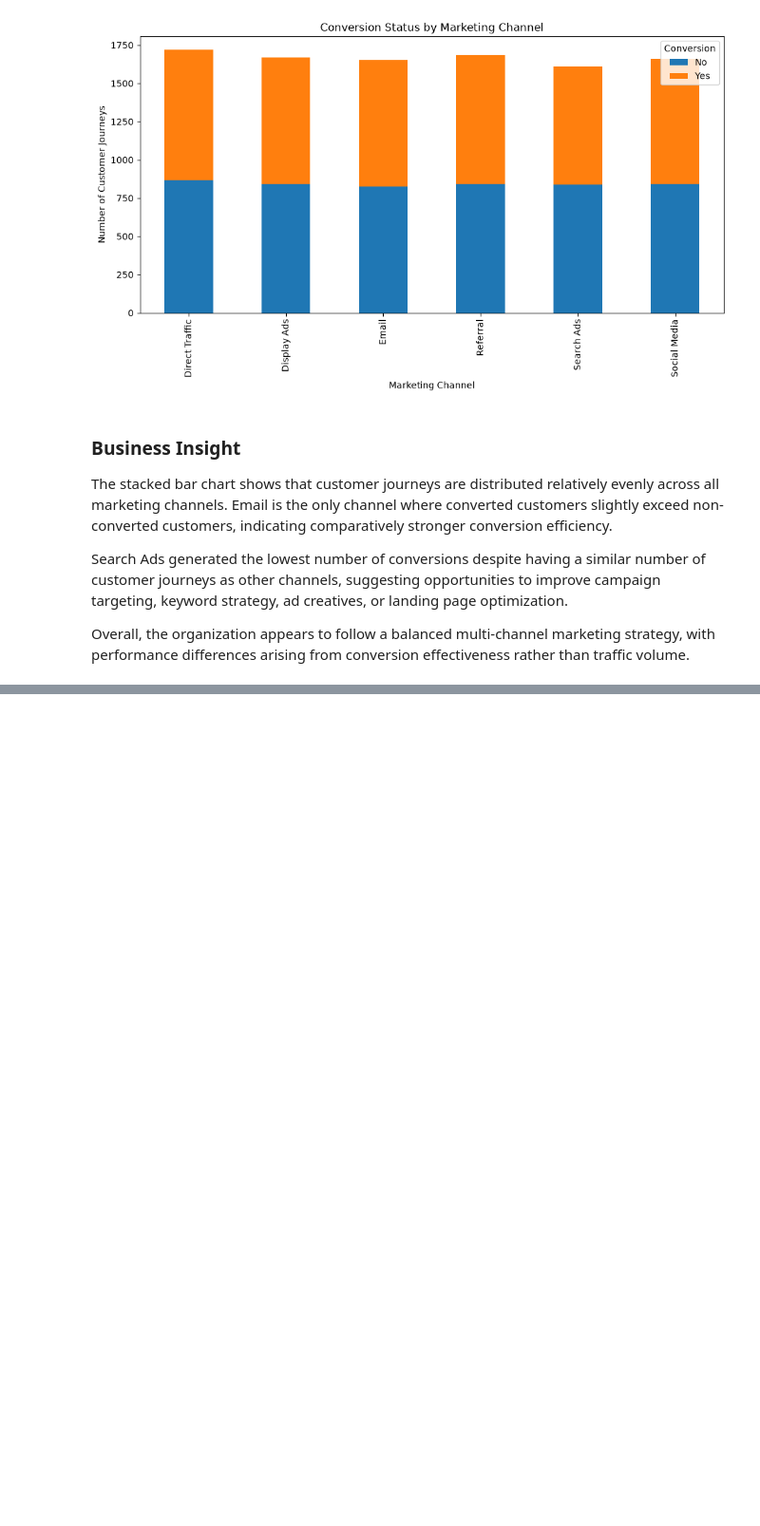
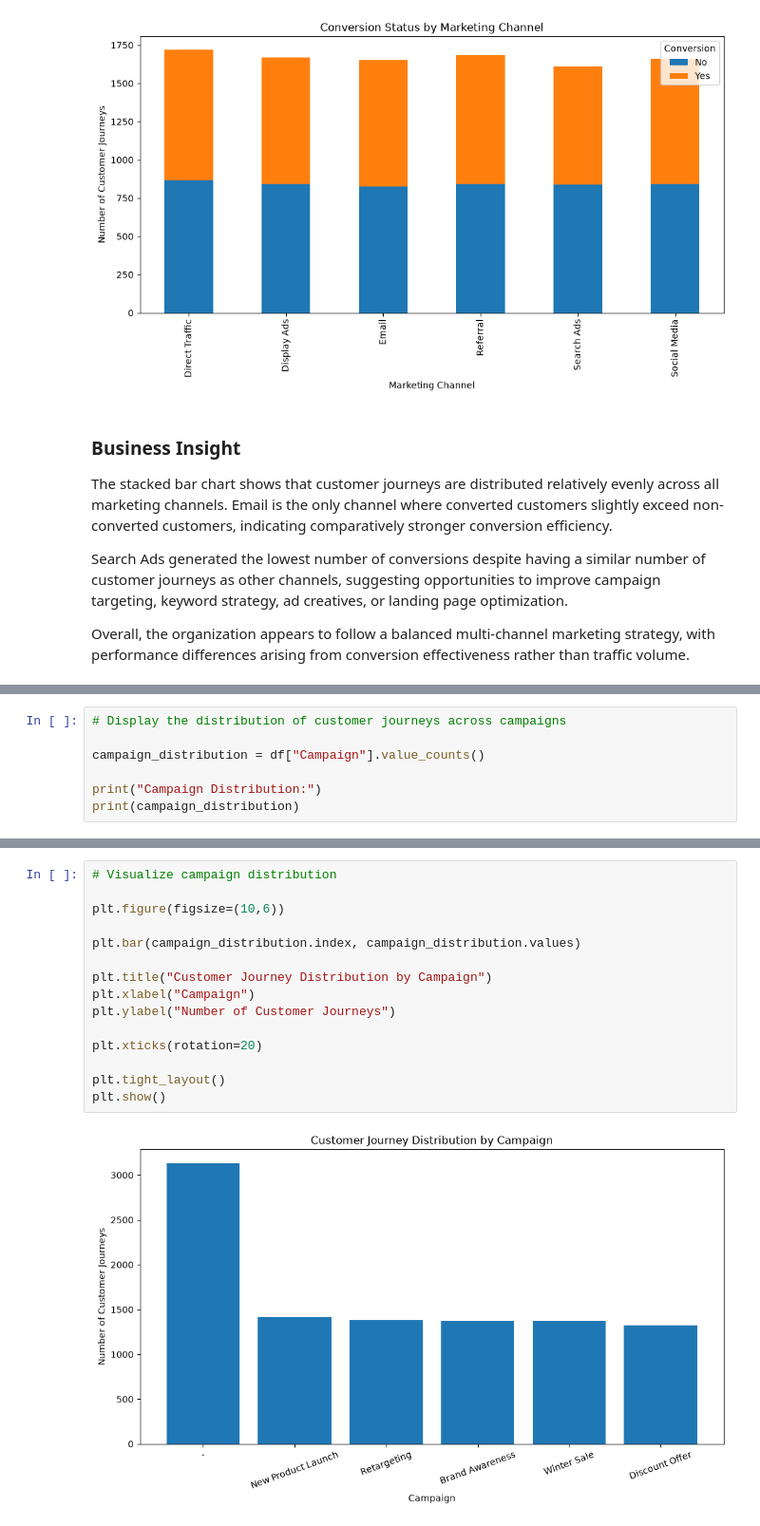
Before and after one commit to sakinasayed512/multi-touch-attribution, a Jupyter notebook: Marketing_Attribution_ROI_Dashboard/notebooks/01_Data_Exploration.ipynb, the cells around one changed output, grey strips where cells are left out. Shown at 95% size. Saved outputs shown, nothing was run; the diff lists cells and outputs as text; blank space fills up the shorter version.

```diff
--- a/Marketing_Attribution_ROI_Dashboard/notebooks/01_Data_Exploration.ipynb
+++ b/Marketing_Attribution_ROI_Dashboard/notebooks/01_Data_Exploration.ipynb
@@ -261,0 +308,7 @@ Overall, the organization appears to follow a balanced multi-channel marketing s
+# %%
+# Display the distribution of customer journeys across campaigns
+
+campaign_distribution = df["Campaign"].value_counts()
+
+print("Campaign Distribution:")
+print(campaign_distribution)
@@ -261,0 +331,17 @@ Overall, the organization appears to follow a balanced multi-channel marketing s
+# %%
+# Visualize campaign distribution
+
+plt.figure(figsize=(10,6))
+
+plt.bar(campaign_distribution.index, campaign_distribution.values)
+
+plt.title("Customer Journey Distribution by Campaign")
+plt.xlabel("Campaign")
+plt.ylabel("Number of Customer Journeys")
+
+plt.xticks(rotation=20)
+
+plt.tight_layout()
+plt.show()
+# %% [output]
+[figure, added]
```
Also changed, not shown: parts of 15 cells of this notebook, 2 other files.
